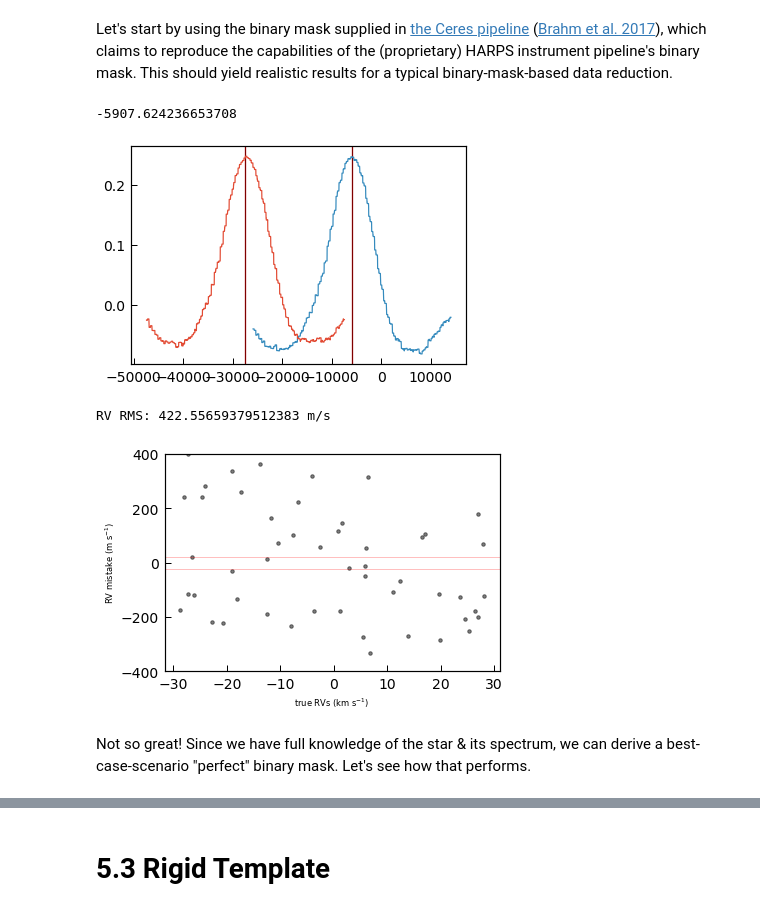
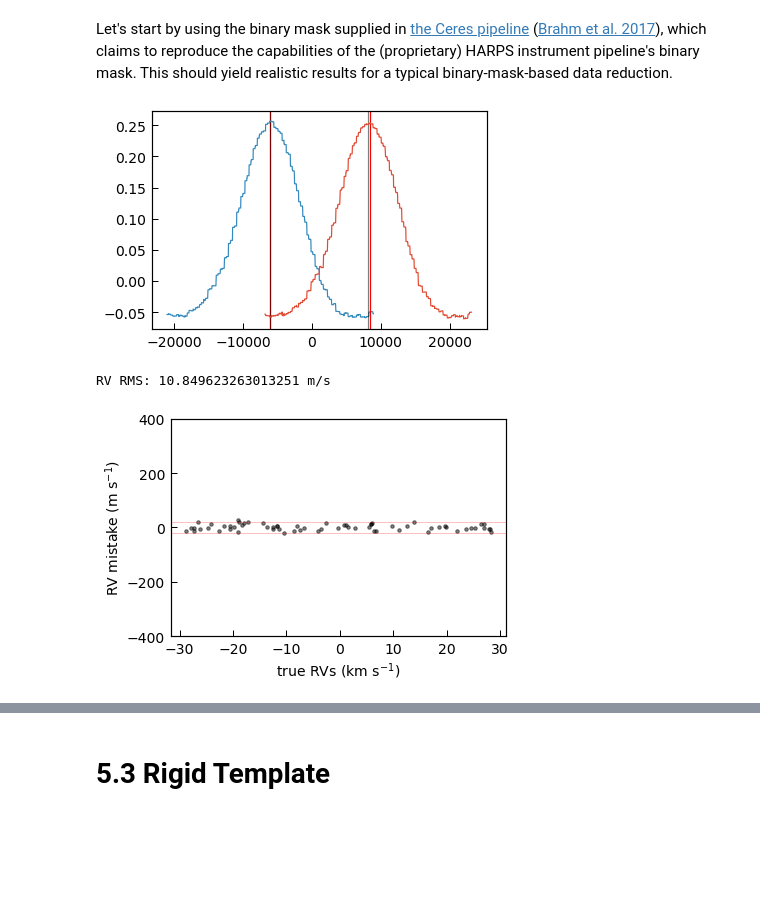
Before and after one commit to davidwhogg/EPRV, a Jupyter notebook: notebook/realistic.ipynb, the cells around one changed output, grey strips where cells are left out. Saved outputs shown, nothing was run; the diff lists cells and outputs as text; code cells hidden in the pictures; blank space fills up the shorter version.

```diff
--- a/notebook/realistic.ipynb
+++ b/notebook/realistic.ipynb
@@ -20,7 +21,7 @@ cs = np.asarray([-0.113524, -0.533461, -0.030569, -0.351709, -0.792123, -0.23471
                 -0.123613, -0.421898, -0.072386, -0.147218, -0.757536]) # contrast (normalized flux)
 ds = np.log(1. + cs) * sigs * sqrttwopi # trust us
 dx = 0.01 # A
-xs = np.arange(4998. + 0.5 * dx, 5002., dx) # A
+xs = np.arange(4997.5 + 0.5 * dx, 5002.5, dx) # A
 snr = 100.
 
 N = 64
@@ -54,22 +55,26 @@ guess_rvs = true_rvs + np.random.normal(0., 10., size=N) # first-guess RVs
 rvs_0 = utils.solve_for_rvs('binary_mask', guess_rvs,
                             xs, data, ivars, dx,
                             mask_data=mask_data,
-                            grid_hw=2.e4, max_method='gaussian')
+                            grid_hw=1.5e4, max_method='gaussian')
-# %%
-rvs_0[0]
-# %% [output]
--5907.624236653708
 # %%
 args = (xs, mask_ws, mask_ms, 0.5 * dx, mask_hws)
 func = utils.make_mask
-for n in [0, 10]:
+for n in [0,20]:
     rvs, objs = utils.get_objective_on_grid(data[n], ivars[n], func, args,
-                                            rvs_0[n], 2.e4)
+                                            rvs_0[n], 1.5e4)
     plt.axvline(utils.quadratic_max(rvs, objs), color='r')
     plt.axvline(utils.gaussian_max(rvs, objs, verbose=False), color='k', alpha=0.5)
     plt.plot(rvs, objs)
+    '''
+    guess_par = (rvs_0[n], 5.e3,
+                (max(objs)-min(objs)) * 5.e3 * np.sqrt(2. * np.pi),
+                min(objs)) # mean, sigma, amplitude, offset
+    (mm, sig, amp, offs) = minimize(utils.gaussian_resid, guess_par, args=(rvs, objs))['x']
+    objs_g = amp * utils.oned_gaussian(rvs, mm, sig) + offs
+    plt.plot(rvs, objs_g, ls='--', c='k', alpha=0.6)
+    '''
 # %% [output]
-[figure, old version]
+[figure, new version]
 # %%
 resid = rvs_0 - true_rvs
 resid -= np.median(resid) # we don't care about absolute RV
@@ -77,11 +82,9 @@ plt.plot(true_rvs*1.e-3, resid, "k.", alpha=0.5)
 plt.axhline(2. * crlb, color="r", lw=0.5, alpha=0.5)
 plt.axhline(-2. * crlb, color="r", lw=0.5, alpha=0.5)
 plt.ylim([-400.,400.])
-plt.xlabel(r"true RVs (km s$^{-1}$)")
-plt.ylabel(r"RV mistake (m s$^{-1}$)")
+plt.xlabel(r"true RVs (km s$^{-1}$)", fontsize=14)
+plt.ylabel(r"RV mistake (m s$^{-1}$)", fontsize=14)
 print("RV RMS:", np.std(resid), "m/s")
 # %% [output]
-RV RMS: 422.55659379512383 m/s
+RV RMS: 10.849623263013251 m/s
-[figure, old version]
+[figure, new version]
-# %% [markdown]
-Not so great! Since we have full knowledge of the star & its spectrum, we can derive a best-case-scenario "perfect" binary mask. Let's see how that performs.
```
Also changed, not shown: parts of 7 cells of this notebook, 2 other files.
